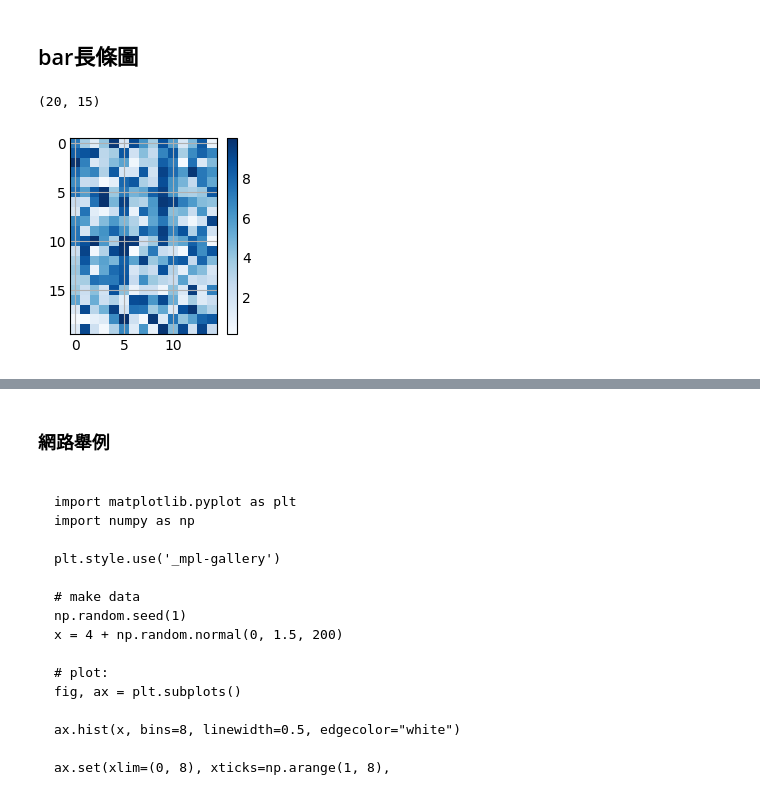
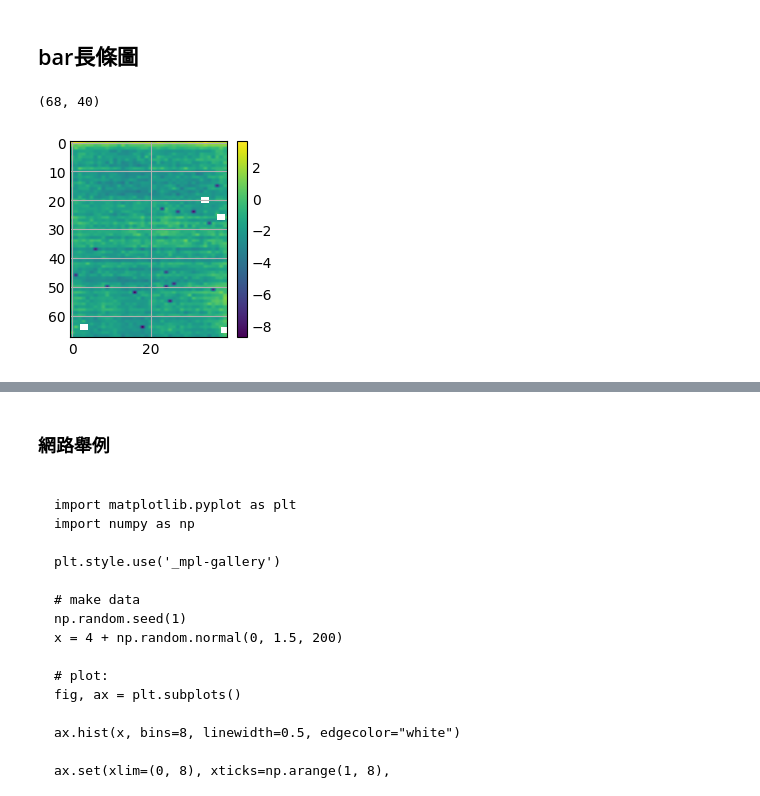
Before and after one commit to mccoy0928/-, a Jupyter notebook: 20230727_myData_try.ipynb, the cells around one changed output, grey strips where cells are left out. Drawn from its saved outputs; the diff is of its cells as text; code cells hidden in the pictures.

```diff
--- a/20230727_myData_try.ipynb
+++ b/20230727_myData_try.ipynb
@@ -15,24 +15,23 @@ df = pd.read_excel("myData.xlsx", sheet_name = "工作表1")
 # len(df)
 df.head()
 # %%
-df2 = pd.read_excel("myData.xlsx", sheet_name = "工作表1", usecols="B:P")  #讀取欄位名only 針對熱力圖所需
+df2 = pd.read_excel("myData.xlsx", sheet_name = "工作表1", usecols="B:AO")  #讀取欄位名only 針對熱力圖所需
 # df2.head()
 # %%
 myList = np.array(df2)
 # myList
 myList.shape
 # %% [output]
-(20, 15)
+(68, 40)
-# %%
-# 创建热力图
-#plt.imshow(values, cmap='hot', interpolation='nearest')
-#values2 = values[0:, 1:]
-#plt.imshow(values2)
-plt.imshow(df2)
-# 添加颜色栏
-plt.colorbar()
-
-# 显示图形
-plt.show()
-# %% [output]
-[figure, removed]
+# %%
+# 創建熱力圖
+
+plt.imshow(df2, cmap='viridis', origin='upper', aspect='auto')
+
+# 添加顏色欄圖示
+plt.colorbar()
+
+# 顯示圖形
+plt.show()
+# %% [output]
+[figure, added]
```
Also changed, not shown: parts of 7 cells of this notebook.
